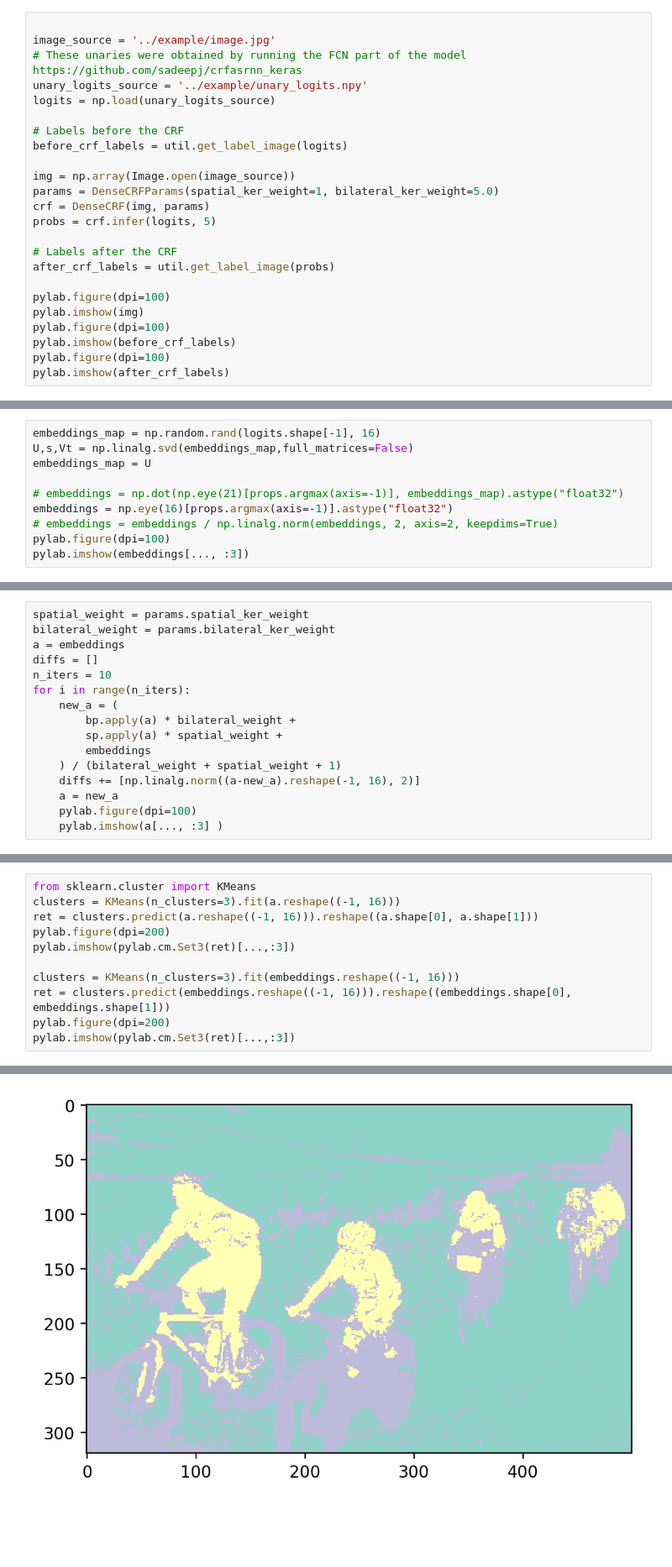
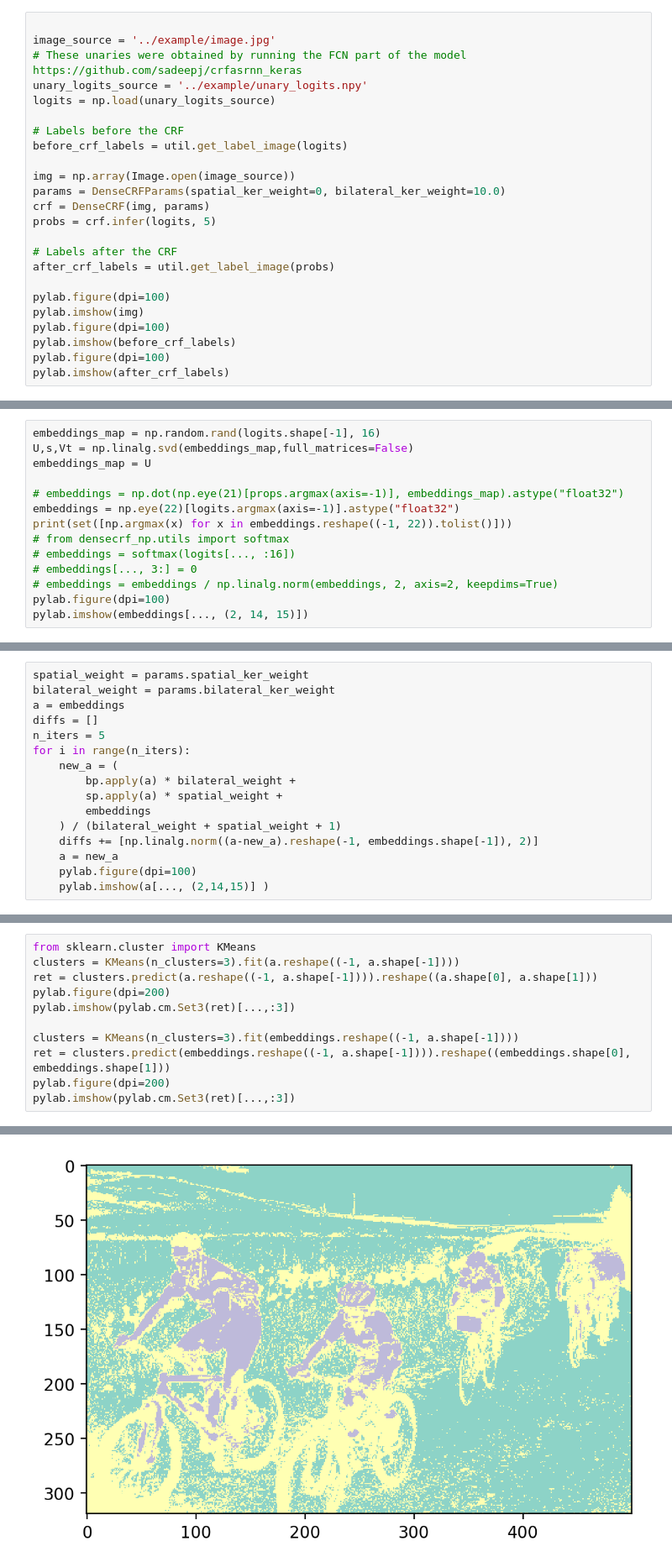
Before and after one commit to sinjax/densecrf_np, a Jupyter notebook: example/gaussian_playground.ipynb, the cells around one changed output, grey strips where cells are left out. Shown at 84% size. Saved outputs shown, nothing was run; the diff lists cells and outputs as text; blank space fills up the shorter version.

```diff
--- a/example/gaussian_playground.ipynb
+++ b/example/gaussian_playground.ipynb
@@ -17,7 +17,7 @@ logits = np.load(unary_logits_source)
 before_crf_labels = util.get_label_image(logits)
 
 img = np.array(Image.open(image_source))
-params = DenseCRFParams(spatial_ker_weight=1, bilateral_ker_weight=5.0)
+params = DenseCRFParams(spatial_ker_weight=0, bilateral_ker_weight=10.0)
 crf = DenseCRF(img, params)
 probs = crf.infer(logits, 5)
 
@@ -41,8 +41,12 @@ U,s,Vt = np.linalg.svd(embeddings_map,full_matrices=False)
 embeddings_map = U
 
 # embeddings = np.dot(np.eye(21)[props.argmax(axis=-1)], embeddings_map).astype("float32")
-embeddings = np.eye(16)[props.argmax(axis=-1)].astype("float32")
+embeddings = np.eye(22)[logits.argmax(axis=-1)].astype("float32")
+print(set([np.argmax(x) for x in embeddings.reshape((-1, 22)).tolist()]))
+# from densecrf_np.utils import softmax
+# embeddings = softmax(logits[..., :16])
+# embeddings[..., 3:] = 0
 # embeddings = embeddings / np.linalg.norm(embeddings, 2, axis=2, keepdims=True)
 pylab.figure(dpi=100)
-pylab.imshow(embeddings[..., :3])
+pylab.imshow(embeddings[..., (2, 14, 15)])
 # %% [output]
@@ -58,15 +63,15 @@ spatial_weight = params.spatial_ker_weight
 bilateral_weight = params.bilateral_ker_weight
 a = embeddings
 diffs = []
-n_iters = 10
+n_iters = 5
 for i in range(n_iters):
     new_a = (
         bp.apply(a) * bilateral_weight +
         sp.apply(a) * spatial_weight +
         embeddings
     ) / (bilateral_weight + spatial_weight + 1)
-    diffs += [np.linalg.norm((a-new_a).reshape(-1, 16), 2)]
+    diffs += [np.linalg.norm((a-new_a).reshape(-1, embeddings.shape[-1]), 2)]
     a = new_a
     pylab.figure(dpi=100)
-    pylab.imshow(a[..., :3] )
+    pylab.imshow(a[..., (2,14,15)] )
 # %% [output]
@@ -83,17 +83,17 @@ for i in range(n_iters):
 # %%
 from sklearn.cluster import KMeans
-clusters = KMeans(n_clusters=3).fit(a.reshape((-1, 16)))
-ret = clusters.predict(a.reshape((-1, 16))).reshape((a.shape[0], a.shape[1]))
+clusters = KMeans(n_clusters=3).fit(a.reshape((-1, a.shape[-1])))
+ret = clusters.predict(a.reshape((-1, a.shape[-1]))).reshape((a.shape[0], a.shape[1]))
 pylab.figure(dpi=200)
 pylab.imshow(pylab.cm.Set3(ret)[...,:3])
 
-clusters = KMeans(n_clusters=3).fit(embeddings.reshape((-1, 16)))
-ret = clusters.predict(embeddings.reshape((-1, 16))).reshape((embeddings.shape[0], embeddings.shape[1]))
+clusters = KMeans(n_clusters=3).fit(embeddings.reshape((-1, a.shape[-1])))
+ret = clusters.predict(embeddings.reshape((-1, a.shape[-1]))).reshape((embeddings.shape[0], embeddings.shape[1]))
 pylab.figure(dpi=200)
 pylab.imshow(pylab.cm.Set3(ret)[...,:3])
 # %% [output]
 <matplotlib.image.AxesImage at 0x...>
-[figure, old version]
+[figure, new version]
 [figure]
 # %%
 pylab.figure()
```
Also changed, not shown: parts of 4 cells of this notebook.
